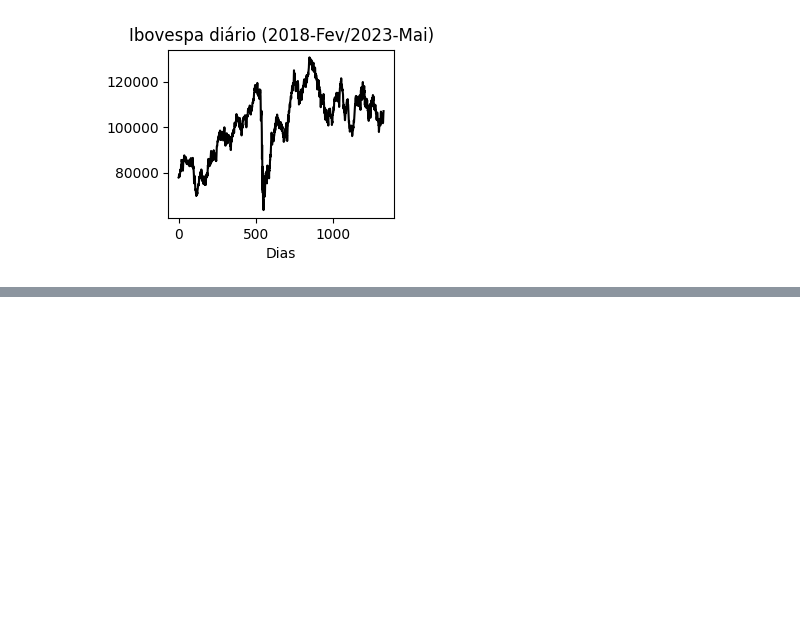
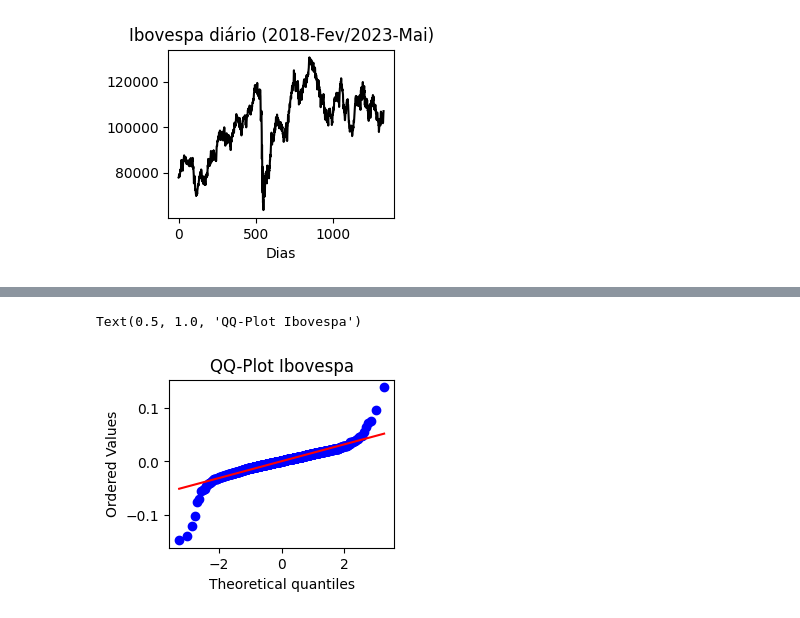
Before and after one commit to alanandrade3447/Python_E_Mercado_Financeiro, a Jupyter notebook: Analise_Ibovespa_Retorno_Diario_2018-2013.ipynb, the cells around one changed output, grey strips where cells are left out. Drawn from its saved outputs; the diff is of its cells as text; code cells hidden in the pictures; blank space fills up the shorter version.

```diff
--- a/Analise_Ibovespa_Retorno_Diario_2018-2013.ipynb
+++ b/Analise_Ibovespa_Retorno_Diario_2018-2013.ipynb
@@ -52,0 +83,7 @@ Text(0.5, 1.0, 'Ibovespa diário (2018-Fev/2023-Mai)')
+# %%
+plt.subplot(224)
+sp.probplot(retorno,dist="norm", plot=plt)
+plt.title('QQ-Plot Ibovespa')
+# %% [output]
+Text(0.5, 1.0, 'QQ-Plot Ibovespa')
+[figure, added]
```
Also changed, not shown: parts of 8 cells of this notebook.
